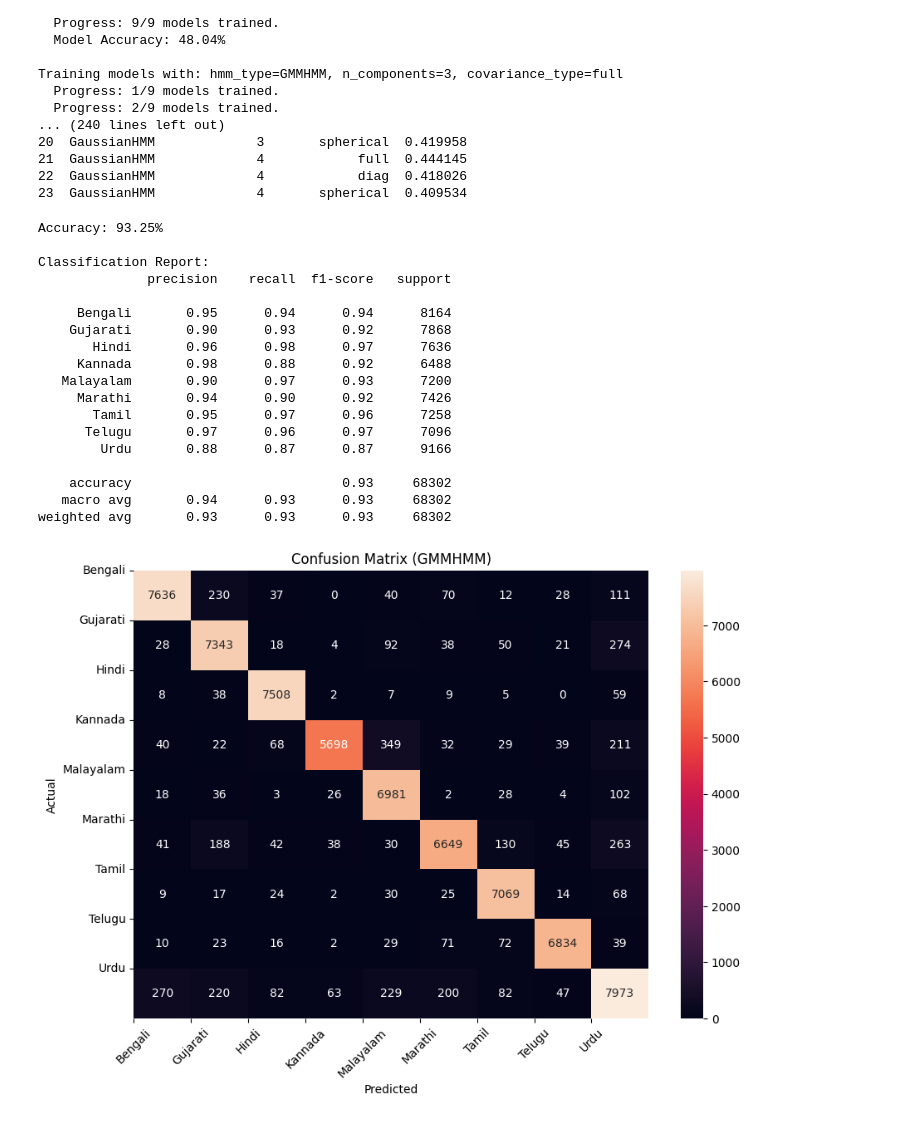
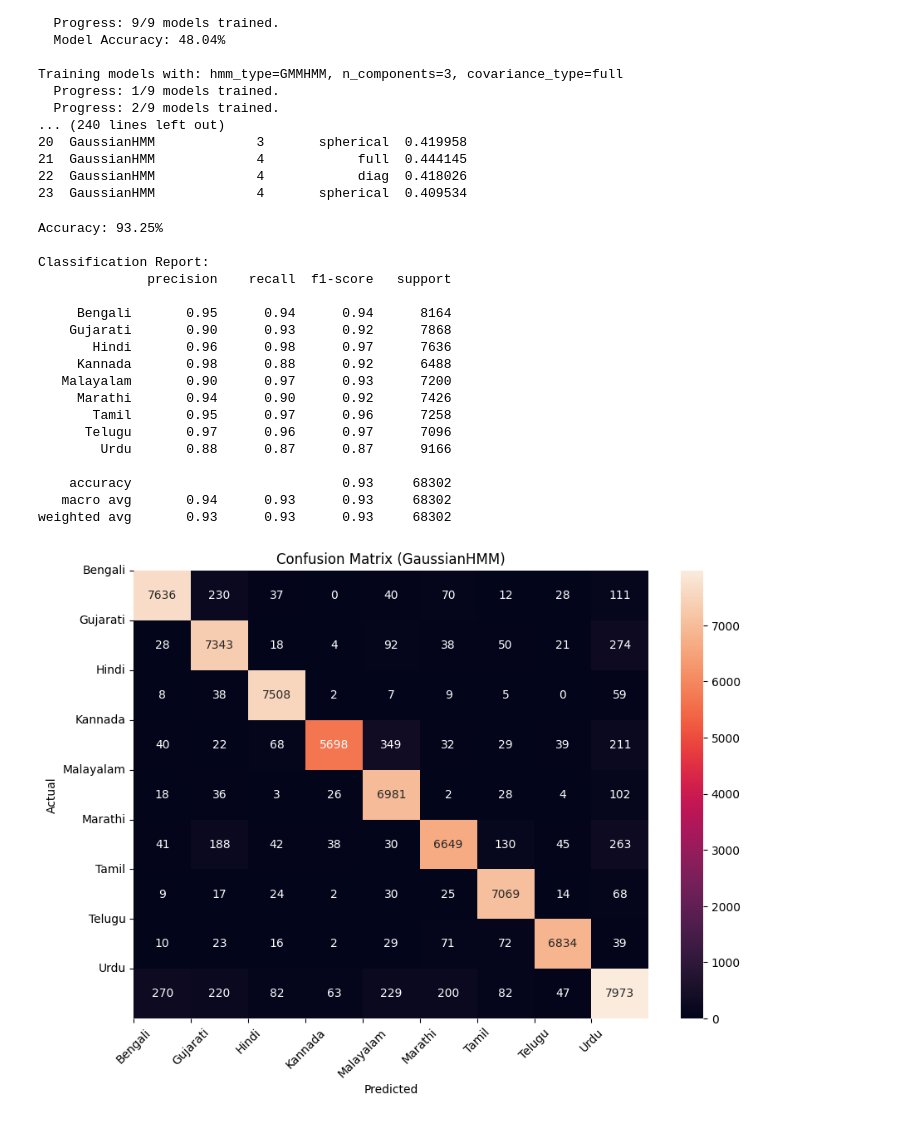
Before and after one commit to SakshxmSingh/Pan-Indian-Language-Classifier, a Jupyter notebook: hmm.ipynb, the cells around one changed output. Drawn from its saved outputs; the diff is of its cells as text; code cells hidden in the pictures.

```diff
--- a/hmm.ipynb
+++ b/hmm.ipynb
@@ -174,7 +174,7 @@ Training models with: hmm_type=GMMHMM, n_components=3, covariance_type=full
 22  GaussianHMM             4            diag  0.418026
 23  GaussianHMM             4       spherical  0.409534
 # %%
-class GMMHMM_Collective:
+class GaussianHMM_Collective:
     def __init__(self, n_components=1, covariance_type='full', n_iter=100):
         self.n_components = n_components
         self.covariance_type = covariance_type
@@ -184,7 +184,7 @@ class GMMHMM_Collective:
     def fit(self, X, y):
         for lang in np.unique(y):
             lang_features = X[y == lang]
-            model = hmm.GMMHMM(n_components=self.n_components,
+            model = hmm.GaussianHMM(n_components=self.n_components,
                                 covariance_type=self.covariance_type,
                                 n_iter=self.n_iter,
                                 random_state=42)
@@ -207,10 +207,10 @@ class GMMHMM_Collective:
             predictions.append(predicted_language)
         return predictions
 # %%
-gmm_hmm = GMMHMM_Collective(n_components=1, covariance_type='full', n_iter=100)
-gmm_hmm.fit(X_train, y_train)
+gaussian_hmm = GaussianHMM_Collective(n_components=1, covariance_type='full', n_iter=100)
+gaussian_hmm.fit(X_train, y_train)
 # %%
-y_pred = gmm_hmm.predict(X_test)
+y_pred = gaussian_hmm.predict(X_test)
 accuracy = accuracy_score(y_test, y_pred)
 print(f"Accuracy: {accuracy * 100:.2f}%")
 
@@ -219,33 +219,33 @@ print("\nClassification Report:")
 print(classification_report(y_test, y_pred, target_names=label_encoder.classes_))
 
 # Display confusion matrix
 cm = confusion_matrix(y_test, y_pred)
 plt.figure(figsize=(10, 7))
 sns.heatmap(cm, annot=True, fmt='d')
 plt.xlabel('Predicted')
 plt.ylabel('Actual')
-plt.title('Confusion Matrix (GMMHMM)')
+plt.title('Confusion Matrix (GaussianHMM)')
 plt.xticks(np.arange(len(label_encoder.classes_)), label_encoder.classes_, rotation=45)
 plt.yticks(np.arange(len(label_encoder.classes_)), label_encoder.classes_, rotation=0)
 plt.show()
 # %% [output]
 Accuracy: 93.25%
 
 Classification Report:
               precision    recall  f1-score   support
 
      Bengali       0.95      0.94      0.94      8164
     Gujarati       0.90      0.93      0.92      7868
        Hindi       0.96      0.98      0.97      7636
      Kannada       0.98      0.88      0.92      6488
    Malayalam       0.90      0.97      0.93      7200
      Marathi       0.94      0.90      0.92      7426
        Tamil       0.95      0.97      0.96      7258
       Telugu       0.97      0.96      0.97      7096
         Urdu       0.88      0.87      0.87      9166
 
     accuracy                           0.93     68302
    macro avg       0.94      0.93      0.93     68302
 weighted avg       0.93      0.93      0.93     68302
-[figure, old version]
+[figure, new version]
 # %%
```
Also changed, not shown: parts of 5 cells of this notebook, 1 other file.
